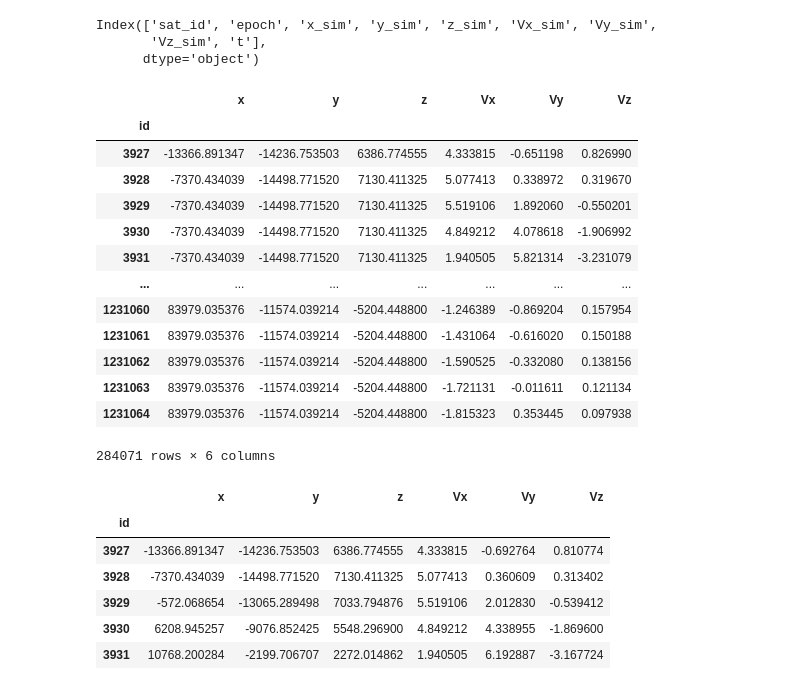
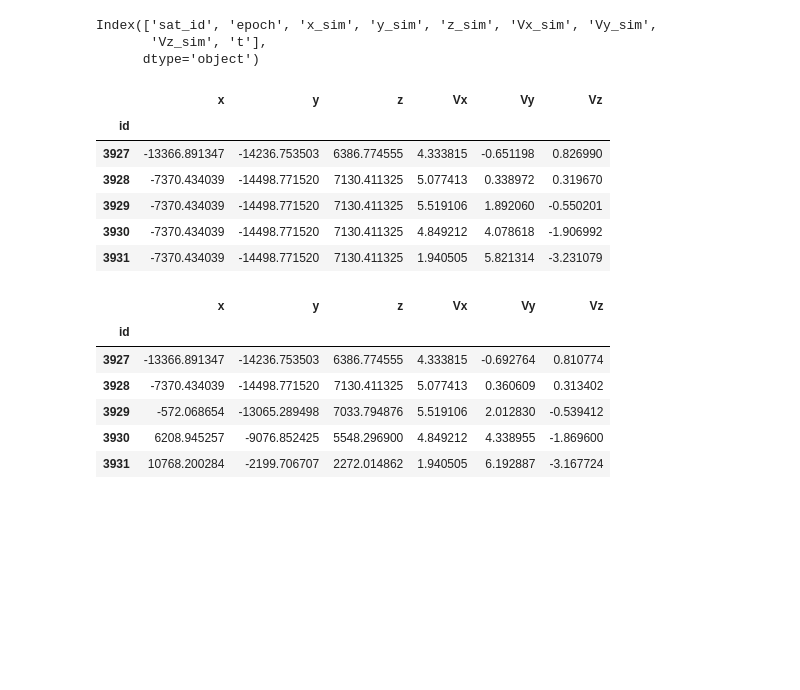
Before and after one commit to Mixanik-43/IDAO-2020, a Jupyter notebook: utils_notebook.ipynb, the cells around one changed output. Cells and saved outputs as stored; diff of their text form; code cells hidden in the pictures; blank space fills up the shorter version.

```diff
--- a/utils_notebook.ipynb
+++ b/utils_notebook.ipynb
@@ -463,22 +463,17 @@ submission = pd.concat(df_list)
 submission_columns = ['x','y','z','Vx','Vy','Vz']
 submission = submission[submission_columns]
 # %%
-submission.set_index(s_data_test.index)
+submission = submission.set_index(s_data_test.index)
-# %% [output]
-|  | x | y | z | Vx | Vy | Vz |
-| id |  |  |  |  |  |  |
-| 3927 | -13366.891347 | -14236.753503 | 6386.774555 | 4.333815 | -0.651198 | 0.826990 |
-| 3928 | -7370.434039 | -14498.771520 | 7130.411325 | 5.077413 | 0.338972 | 0.319670 |
-| 3929 | -7370.434039 | -14498.771520 | 7130.411325 | 5.519106 | 1.892060 | -0.550201 |
-| 3930 | -7370.434039 | -14498.771520 | 7130.411325 | 4.849212 | 4.078618 | -1.906992 |
-| 3931 | -7370.434039 | -14498.771520 | 7130.411325 | 1.940505 | 5.821314 | -3.231079 |
-| ... | ... | ... | ... | ... | ... | ... |
-| 1231060 | 83979.035376 | -11574.039214 | -5204.448800 | -1.246389 | -0.869204 | 0.157954 |
-| 1231061 | 83979.035376 | -11574.039214 | -5204.448800 | -1.431064 | -0.616020 | 0.150188 |
-| 1231062 | 83979.035376 | -11574.039214 | -5204.448800 | -1.590525 | -0.332080 | 0.138156 |
-| 1231063 | 83979.035376 | -11574.039214 | -5204.448800 | -1.721131 | -0.011611 | 0.121134 |
-| 1231064 | 83979.035376 | -11574.039214 | -5204.448800 | -1.815323 | 0.353445 | 0.097938 |
-284071 rows × 6 columns
+# %%
+submission.head()
+# %% [output]
+|  | x | y | z | Vx | Vy | Vz |
+| id |  |  |  |  |  |  |
+| 3927 | -13366.891347 | -14236.753503 | 6386.774555 | 4.333815 | -0.651198 | 0.826990 |
+| 3928 | -7370.434039 | -14498.771520 | 7130.411325 | 5.077413 | 0.338972 | 0.319670 |
+| 3929 | -7370.434039 | -14498.771520 | 7130.411325 | 5.519106 | 1.892060 | -0.550201 |
+| 3930 | -7370.434039 | -14498.771520 | 7130.411325 | 4.849212 | 4.078618 | -1.906992 |
+| 3931 | -7370.434039 | -14498.771520 | 7130.411325 | 1.940505 | 5.821314 | -3.231079 |
 # %%
 #sample submission
 
```
